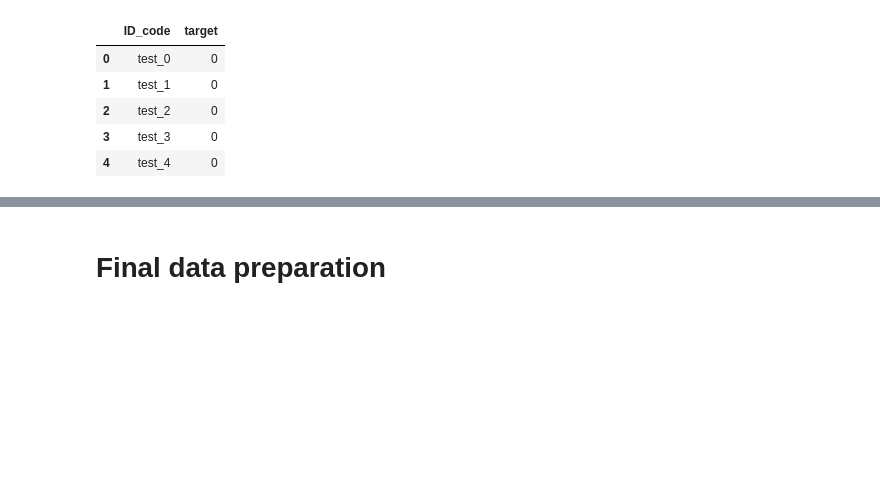
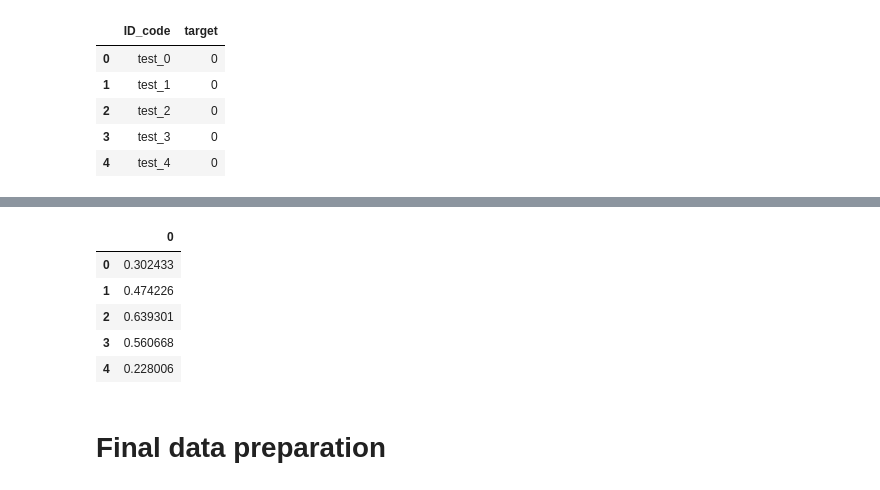
Before and after one commit to kszczupak/kaggle_competitions, a Jupyter notebook: Santander/GBM.ipynb, the cells around one changed output, grey strips where cells are left out. Drawn from its saved outputs; the diff is of its cells as text; code cells hidden in the pictures; blank space fills up the shorter version.

```diff
--- a/Santander/GBM.ipynb
+++ b/Santander/GBM.ipynb
@@ -93,7 +95,7 @@ lgb_validation_data = lgb.Dataset(X_test, label=y_test, reference=lgb_train_data
 %%time
 
 lgb_params = {
-    'num_leaves': 50,
+    'num_leaves': 100,
     'num_trees': 300,
     'objective': 'binary',
     'metric': 'auc'
@@ -484,3 +623,13 @@ sample_submission_df.head()
+# %%
+resuls = pd.DataFrame(probs)
+resuls.head()
+# %% [output]
+|  | 0 |
+| 0 | 0.302433 |
+| 1 | 0.474226 |
+| 2 | 0.639301 |
+| 3 | 0.560668 |
+| 4 | 0.228006 |
 # %% [markdown]
 # Final data preparation
 # %%
```
Also changed, not shown: parts of 23 cells of this notebook.
